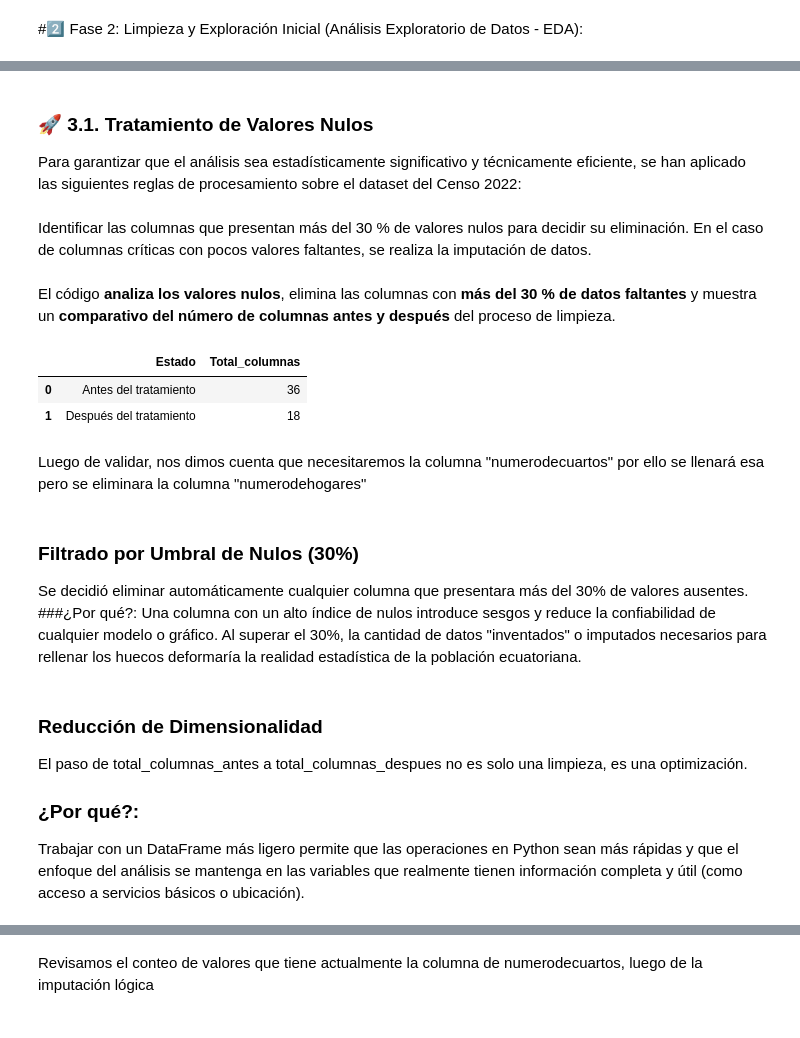
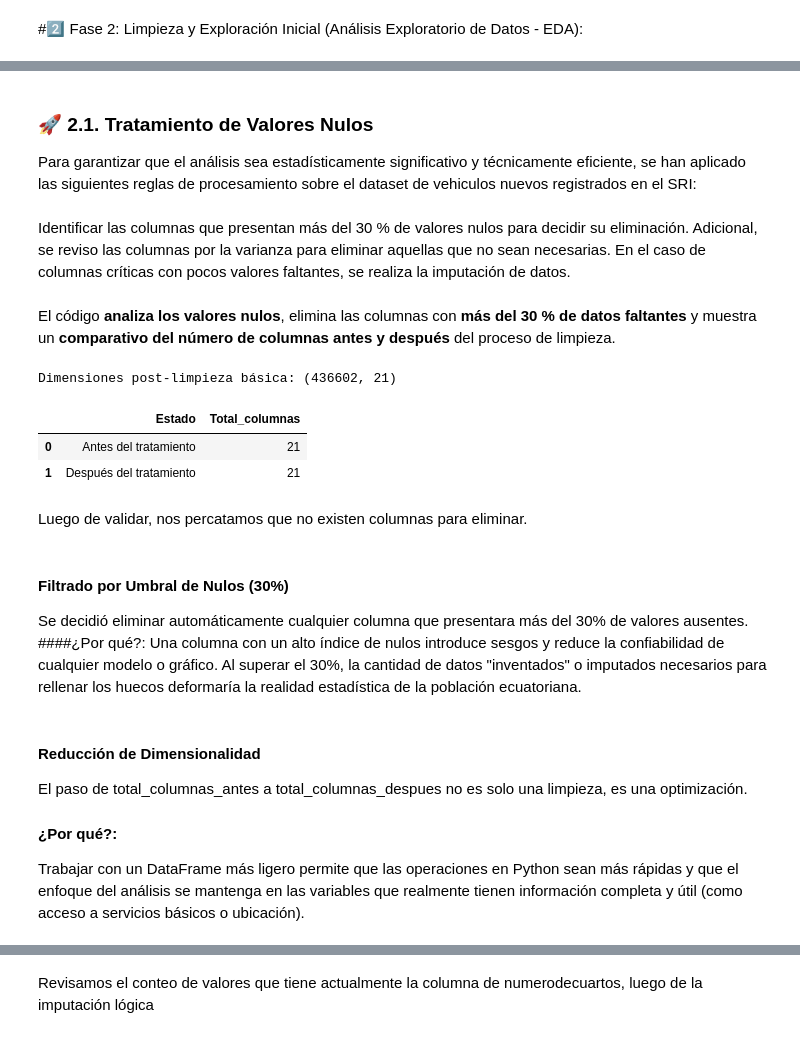
Before and after one commit to ChrisJavier/UIDE_3-WorkGroupProyects, a Jupyter notebook: week_3/src/AMGD_CP_W3_E3.ipynb, the cells around one changed output, grey strips where cells are left out. Cells and saved outputs as stored; diff of their text form; code cells hidden in the pictures.

```diff
--- a/week_3/src/AMGD_CP_W3_E3.ipynb
+++ b/week_3/src/AMGD_CP_W3_E3.ipynb
@@ -289,10 +275,11 @@ memory usage: 73.3+ MB
 # %% [markdown]
 ![clean data.jpg](embedded-picture-1)
 # %% [markdown]
-### 🚀 3.1. Tratamiento de Valores Nulos
-Para garantizar que el análisis sea estadísticamente significativo y técnicamente eficiente, se han aplicado las siguientes reglas de procesamiento sobre el dataset del Censo 2022:
+### 🚀 2.1. Tratamiento de Valores Nulos
+Para garantizar que el análisis sea estadísticamente significativo y técnicamente eficiente, se han aplicado las siguientes reglas de procesamiento sobre el dataset de vehiculos nuevos registrados en el SRI:
 # %% [markdown]
 Identificar las columnas que presentan más del 30 % de valores nulos para decidir su eliminación.
+Adicional, se reviso las columnas por la varianza para eliminar aquellas que no sean necesarias.
 En el caso de columnas críticas con pocos valores faltantes, se realiza la imputación de datos.
 # %% [markdown]
 El código **analiza los valores nulos**, elimina las columnas con **más del 30 % de datos faltantes** y muestra un **comparativo del número de columnas antes y después** del proceso de limpieza.
@@ -309,44 +296,53 @@ nulos = (
       .round(2)        # Redondea a 2 decimales
       .reset_index()   # Convierte el índice en una columna
 )
 
 # Renombra las columnas del DataFrame resultante
 nulos.columns = ['Columna', 'Porcentaje_nulos']
 
 # Selecciona las columnas que tienen más del 30% de valores nulos
 columnas_mayor_30 = (
     nulos[nulos['Porcentaje_nulos'] > 30]['Columna']
     .tolist()          # Convierte los nombres de columnas a una lista
 )
 
 # Elimina del DataFrame las columnas con más del 30% de nulos
 df_reducido = df.drop(columns=columnas_mayor_30)
 
+# "Las columnas que tienen un valor único... probablemente sean inútiles"
+for col in df_reducido.columns:
+    if df_reducido[col].nunique() == 1:
+        print(f"Eliminando columna de varianza cero: {col}")
+        df_reducido = df_reducido.drop(columns=[col])
+
+print(f"Dimensiones post-limpieza básica: {df_reducido.shape}")
+
 # Obtiene el total de columnas después de eliminar las columnas con muchos nulos
 total_columnas_despues = df_reducido.shape[1]
 total_columnas_despues  # Muestra el total de columnas después del tratamiento
 
 # Crea un DataFrame resumen con el antes y después del tratamiento de columnas
 resumen_columnas = pd.DataFrame({
     'Estado': ['Antes del tratamiento', 'Después del tratamiento'],
     'Total_columnas': [total_columnas_antes, total_columnas_despues]
 })
 
 # Muestra el resumen final
 resumen_columnas
 # %% [output]
+Dimensiones post-limpieza básica: (436602, 21)
 |  | Estado | Total_columnas |
-| 0 | Antes del tratamiento | 36 |
-| 1 | Después del tratamiento | 18 |
+| 0 | Antes del tratamiento | 21 |
+| 1 | Después del tratamiento | 21 |
-# %% [markdown]
-Luego de validar, nos dimos cuenta que necesitaremos la columna "numerodecuartos" por ello se llenará esa pero se eliminara la columna "numerodehogares"
+# %% [markdown]
+Luego de validar, nos percatamos que no existen columnas para eliminar.
 # %% [markdown]
-### Filtrado por Umbral de Nulos (30%)
+#### Filtrado por Umbral de Nulos (30%)
 Se decidió eliminar automáticamente cualquier columna que presentara más del 30% de valores ausentes.
-###¿Por qué?:
+####¿Por qué?:
 Una columna con un alto índice de nulos introduce sesgos y reduce la confiabilidad de cualquier modelo o gráfico. Al superar el 30%, la cantidad de datos "inventados" o imputados necesarios para rellenar los huecos deformaría la realidad estadística de la población ecuatoriana.
 # %% [markdown]
-### Reducción de Dimensionalidad
+#### Reducción de Dimensionalidad
 El paso de total_columnas_antes a total_columnas_despues no es solo una limpieza, es una optimización.
-### ¿Por qué?:
+#### ¿Por qué?:
 Trabajar con un DataFrame más ligero permite que las operaciones en Python sean más rápidas y que el enfoque del análisis se mantenga en las variables que realmente tienen información completa y útil (como acceso a servicios básicos o ubicación).
```
Also changed, not shown: parts of 6 cells of this notebook.
